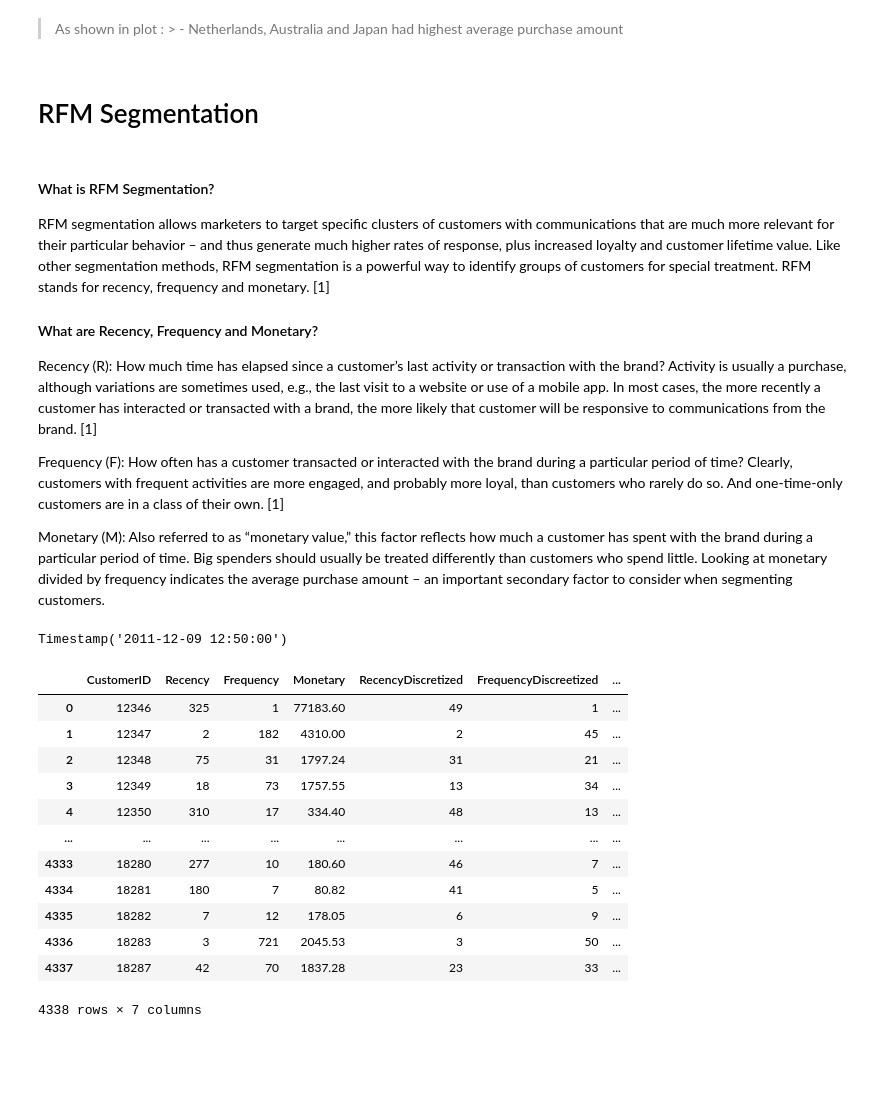
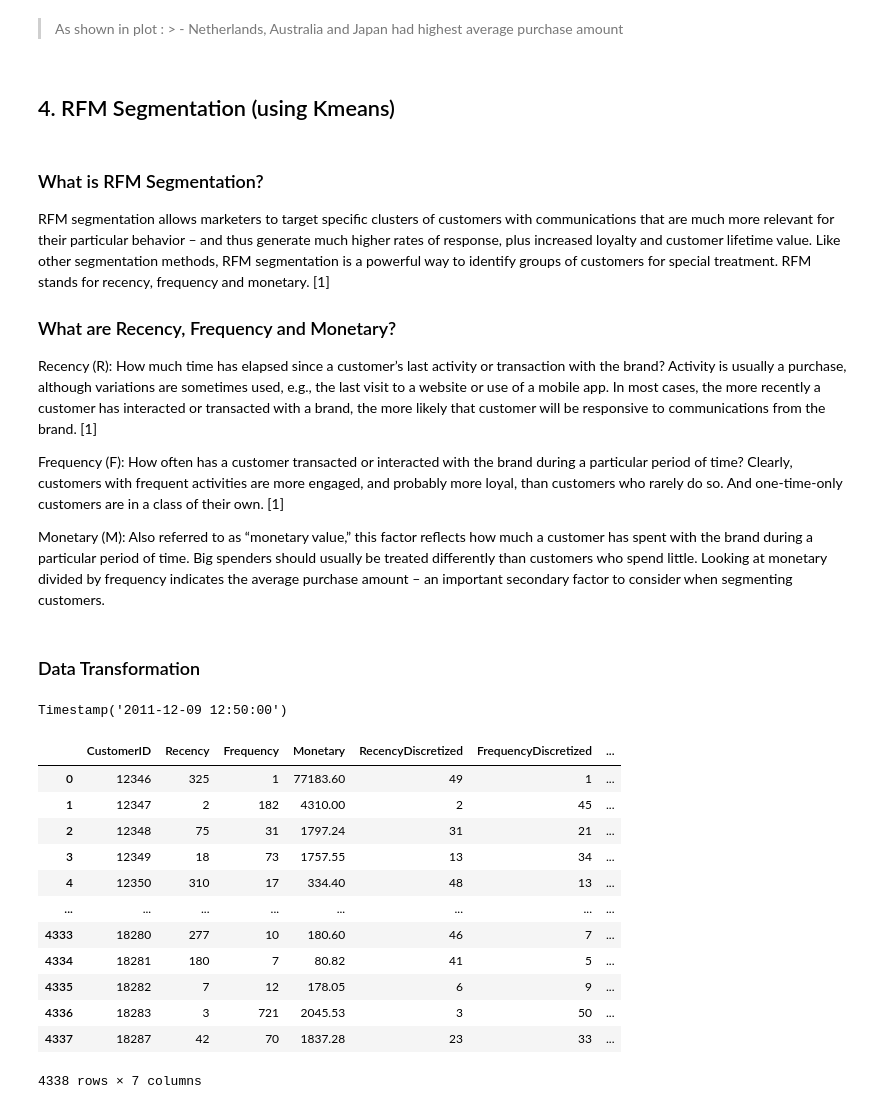
Before and after one commit to duyphuongnguyen1999/RFM-Customers-Segmentation, a Jupyter notebook: RFM Customer Segmentation.ipynb, the cells around one changed output. Saved outputs shown, nothing was run; the diff lists cells and outputs as text; code cells hidden in the pictures; blank space fills up the shorter version.

```diff
--- a/RFM Customer Segmentation.ipynb
+++ b/RFM Customer Segmentation.ipynb
@@ -382,17 +386,19 @@ plt.show();
 > As shown in plot :
     > - Netherlands, Australia and Japan had highest average purchase amount
 # %% [markdown]
-# RFM Segmentation
+## 4. RFM Segmentation (using Kmeans)
 # %% [markdown]
-#### What is RFM Segmentation?
+### What is RFM Segmentation?
 RFM segmentation allows marketers to target specific clusters of customers with communications that are much more relevant for their particular behavior – and thus generate much higher rates of response, plus increased loyalty and customer lifetime value. Like other segmentation methods, RFM segmentation is a powerful way to identify groups of customers for special treatment. RFM stands for recency, frequency and monetary. [1]
 
-#### What are Recency, Frequency and Monetary?
+### What are Recency, Frequency and Monetary?
 Recency (R): How much time has elapsed since a customer’s last activity or transaction with the brand? Activity is usually a purchase, although variations are sometimes used, e.g., the last visit to a website or use of a mobile app. In most cases, the more recently a customer has interacted or transacted with a brand, the more likely that customer will be responsive to communications from the brand. [1]
 
 Frequency (F): How often has a customer transacted or interacted with the brand during a particular period of time? Clearly, customers with frequent activities are more engaged, and probably more loyal, than customers who rarely do so. And one-time-only customers are in a class of their own. [1]
 
 Monetary (M): Also referred to as “monetary value,” this factor reflects how much a customer has spent with the brand during a particular period of time. Big spenders should usually be treated differently than customers who spend little. Looking at monetary divided by frequency indicates the average purchase amount – an important secondary factor to consider when segmenting customers.
+# %% [markdown]
+### Data Transformation
 # %%
 df['InvoiceDate'].max()
 # %% [output]
@@ -400,25 +406,26 @@ Timestamp('2011-12-09 12:50:00')
 # %%
 NOW = dt.datetime(2011, 12, 10)
 
 # Calculate RFM
 RFM = df.groupby("CustomerID").agg({'InvoiceDate': lambda x : (NOW - x.max()).days, # Recency
                                     "InvoiceNo": 'size', # Frequency
                                     'TotalPrice': 'sum'} # Monetary
                                    )  \
                                 .reset_index() \
                                 .rename(columns = {'InvoiceDate': 'Recency',
                                                   'InvoiceNo' : 'Frequency',
                                                   'TotalPrice': 'Monetary'})
 # Discretization
 RFM['RecencyDiscretized'] = pd.qcut(RFM['Recency'], 50,labels=False)
 RFM['RecencyDiscretized'] = RFM['RecencyDiscretized'] + 1
-RFM['FrequencyDiscreetized'] = pd.qcut(RFM['Frequency'],50,labels=False)
-RFM['FrequencyDiscreetized'] = RFM['FrequencyDiscreetized']+1
+RFM['FrequencyDiscretized'] = pd.qcut(RFM['Frequency'],50,labels=False)
+RFM['FrequencyDiscretized'] = RFM['FrequencyDiscretized']+1
 RFM['MonetaryDiscretized']=pd.qcut(RFM['Monetary'], q=50, labels=False)
 RFM['MonetaryDiscretized']=RFM['MonetaryDiscretized']+1
+
 RFM
 # %% [output]
-|  | CustomerID | Recency | Frequency | Monetary | RecencyDiscretized | FrequencyDiscreetized | ... |
+|  | CustomerID | Recency | Frequency | Monetary | RecencyDiscretized | FrequencyDiscretized | ... |
 | 0 | 12346 | 325 | 1 | 77183.60 | 49 | 1 | ... |
 | 1 | 12347 | 2 | 182 | 4310.00 | 2 | 45 | ... |
 | 2 | 12348 | 75 | 31 | 1797.24 | 31 | 21 | ... |
```
Also changed, not shown: parts of 13 cells of this notebook.
